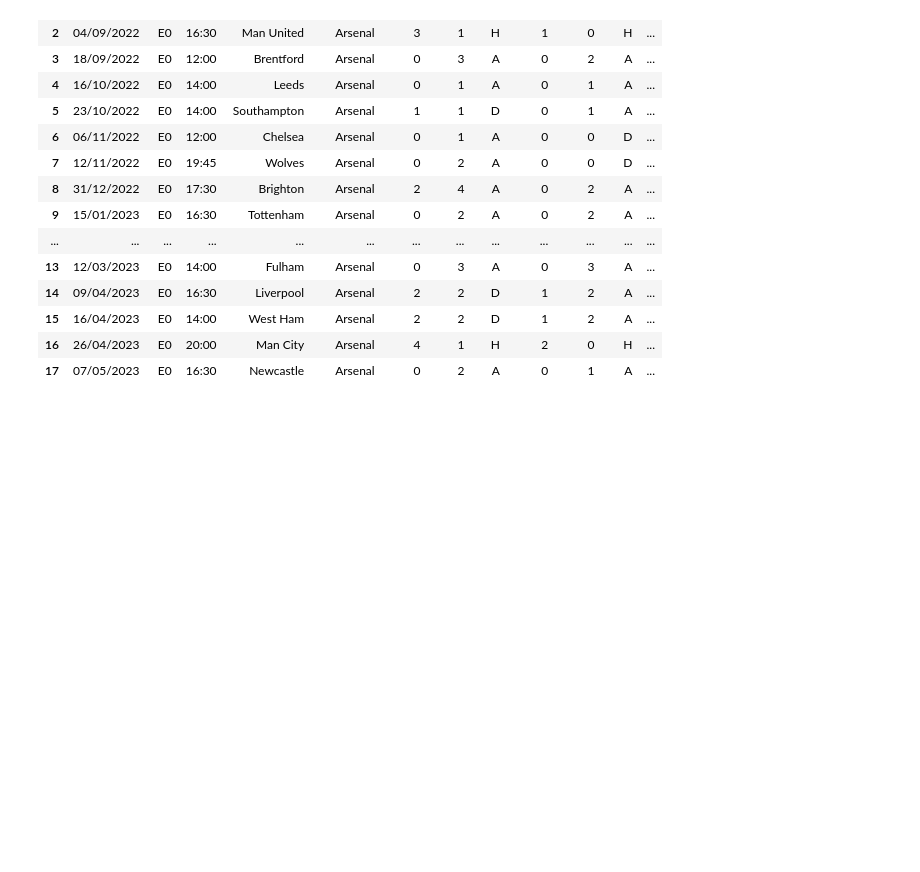
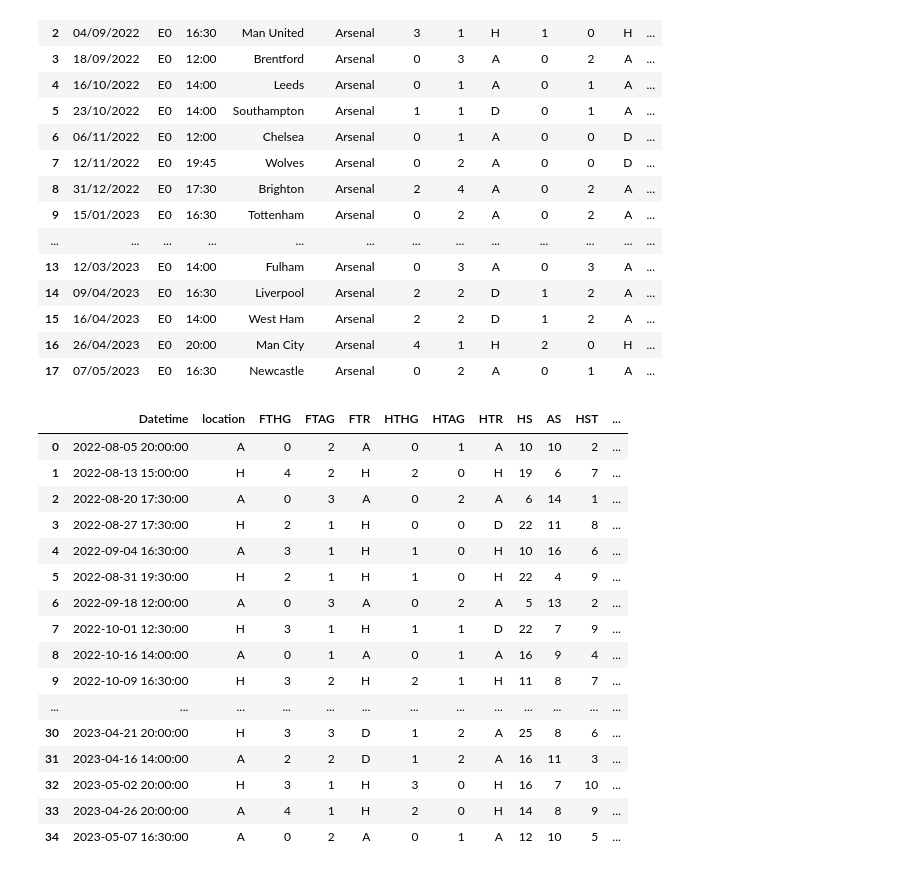
Before and after one commit to adjsium/Arsenal-22-23, a Jupyter notebook: Arsenal notebook.ipynb, the cells around one changed output. Drawn from its saved outputs; the diff is of its cells as text; code cells hidden in the pictures; blank space fills up the shorter version.

Commit message:
arsenal mixed df with WDL pts and result

```diff
--- a/Arsenal notebook.ipynb
+++ b/Arsenal notebook.ipynb
@@ -74,6 +74,49 @@ display(home_df,away_df)
 df_combined = pd.concat([away_df,home_df]).sort_index()
 df_combined.reset_index(inplace=True)
 df_combined['Datetime'] = pd.to_datetime(df_combined['Date'] + ' ' + df_combined['Time'],format='%d/%m/%Y %H:%M')
+df_combined['location'] = df_combined['HomeTeam'].apply(lambda x: 'H' if x == 'Arsenal' else 'A')
+
+# extract specific columns into a new DataFrame using loc
+a_df = df_combined.loc[:,[ 'Datetime', 'location']]
+selected_columns = ['FTHG',	'FTAG',	'FTR','HTHG','HTAG','HTR','HS','AS','HST','AST','HF','AF','HC','AC','HY','AY','HR','AR']
+a_df[selected_columns]  = df_combined.loc[:,selected_columns]
+
+# Create a lambda function to determine the outcome for Arsenal
+get_outcome = lambda x: 'W' if (x['location'] == 'H' and x['FTR'] == 'H') or (x['location'] == 'A' and x['FTR'] == 'A') else ('D' if x['FTR'] == 'D' else 'L')
+
+# Apply the lambda function to create the 'FTR_AFC' column only in the 'Arsenal' DataFrame
+a_df['FTR_AFC'] = a_df.apply(get_outcome, axis=1)
+
+# Define a mapping for points based on outcomes and masks for WDL
+points_mapping = {'W': 3, 'L': 0, 'D': 1}
+won_mask = a_df['FTR_AFC'] == 'W'
+drawn_mask = a_df['FTR_AFC'] == 'D'
+lost_mask = a_df['FTR_AFC'] == 'L'
+# Add a new column for cumulative points
+a_df['points'] = a_df['FTR_AFC'].map(points_mapping).cumsum()
+a_df['W'] = won_mask.cumsum()
+a_df['D'] = drawn_mask.cumsum()
+a_df['L'] = lost_mask.cumsum()
+# %%
+display(a_df)
+# %% [output]
+|  | Datetime | location | FTHG | FTAG | FTR | HTHG | HTAG | HTR | HS | AS | HST | ... |
+| 0 | 2022-08-05 20:00:00 | A | 0 | 2 | A | 0 | 1 | A | 10 | 10 | 2 | ... |
+| 1 | 2022-08-13 15:00:00 | H | 4 | 2 | H | 2 | 0 | H | 19 | 6 | 7 | ... |
+| 2 | 2022-08-20 17:30:00 | A | 0 | 3 | A | 0 | 2 | A | 6 | 14 | 1 | ... |
+| 3 | 2022-08-27 17:30:00 | H | 2 | 1 | H | 0 | 0 | D | 22 | 11 | 8 | ... |
+| 4 | 2022-09-04 16:30:00 | A | 3 | 1 | H | 1 | 0 | H | 10 | 16 | 6 | ... |
+| 5 | 2022-08-31 19:30:00 | H | 2 | 1 | H | 1 | 0 | H | 22 | 4 | 9 | ... |
+| 6 | 2022-09-18 12:00:00 | A | 0 | 3 | A | 0 | 2 | A | 5 | 13 | 2 | ... |
+| 7 | 2022-10-01 12:30:00 | H | 3 | 1 | H | 1 | 1 | D | 22 | 7 | 9 | ... |
+| 8 | 2022-10-16 14:00:00 | A | 0 | 1 | A | 0 | 1 | A | 16 | 9 | 4 | ... |
+| 9 | 2022-10-09 16:30:00 | H | 3 | 2 | H | 2 | 1 | H | 11 | 8 | 7 | ... |
+| ... | ... | ... | ... | ... | ... | ... | ... | ... | ... | ... | ... | ... |
+| 30 | 2023-04-21 20:00:00 | H | 3 | 3 | D | 1 | 2 | A | 25 | 8 | 6 | ... |
+| 31 | 2023-04-16 14:00:00 | A | 2 | 2 | D | 1 | 2 | A | 16 | 11 | 3 | ... |
+| 32 | 2023-05-02 20:00:00 | H | 3 | 1 | H | 3 | 0 | H | 16 | 7 | 10 | ... |
+| 33 | 2023-04-26 20:00:00 | A | 4 | 1 | H | 2 | 0 | H | 14 | 8 | 9 | ... |
+| 34 | 2023-05-07 16:30:00 | A | 0 | 2 | A | 0 | 1 | A | 12 | 10 | 5 | ... |
 # %%
 display(df_combined)
 # %% [output]
```
Also changed, not shown: parts of 2 cells of this notebook.
